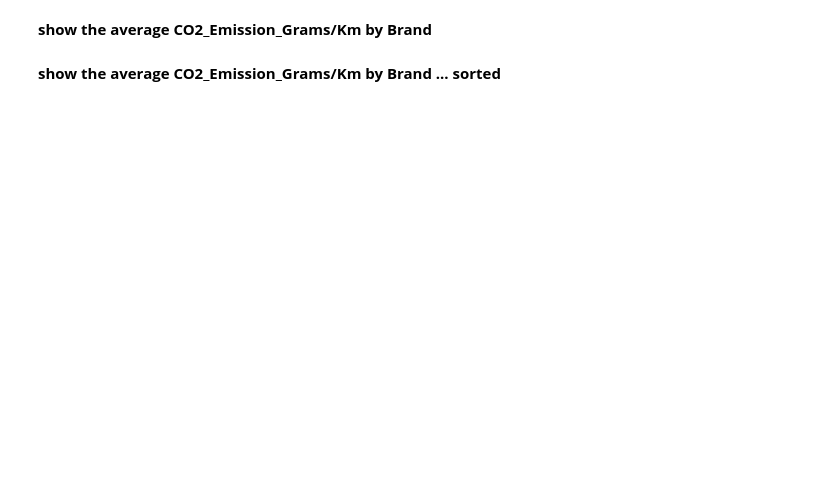
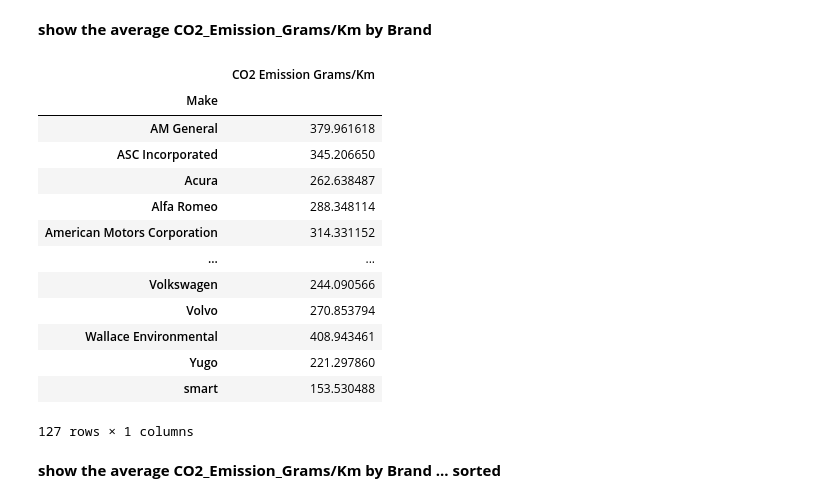
Before and after one commit to ericanna/Lab_Pandas_Grouping, a Jupyter notebook: Lab_Pandas_Grouping_Data_Vehicles.ipynb, the cells around one changed output. Drawn from its saved outputs; the diff is of its cells as text; code cells hidden in the pictures; blank space fills up the shorter version.

```diff
--- a/Lab_Pandas_Grouping_Data_Vehicles.ipynb
+++ b/Lab_Pandas_Grouping_Data_Vehicles.ipynb
@@ -4,4 +4,4 @@
 import pandas as pd
 import numpy as np
 # %%
-cars = pd.read_csv("data/vehicles.csv")
+cars = pd.read_csv("vehicles.csv")
@@ -34,9 +69,24 @@ makers
 # %% [markdown]
 <b>show the average CO2_Emission_Grams/Km  by Brand
 # %%
-cars["CO2 Emission Grams/Km"] = cars["CO2 Emission Grams/Mile"] * 0.621371
+cars["CO2 Emission Grams/Km"] = cars["CO2 Emission Grams/Mile"] / 1.609
 cars_emission = cars.groupby("Make")[["CO2 Emission Grams/Km"]].mean()
 cars_emission
+# %% [output]
+|  | CO2 Emission Grams/Km |
+| Make |  |
+| AM General | 379.961618 |
+| ASC Incorporated | 345.206650 |
+| Acura | 262.638487 |
+| Alfa Romeo | 288.348114 |
+| American Motors Corporation | 314.331152 |
+| ... | ... |
+| Volkswagen | 244.090566 |
+| Volvo | 270.853794 |
+| Wallace Environmental | 408.943461 |
+| Yugo | 221.297860 |
+| smart | 153.530488 |
+127 rows × 1 columns
 # %% [markdown]
 <b>show the average CO2_Emission_Grams/Km  by Brand ... sorted
 # %%
```
Also changed, not shown: parts of 14 cells of this notebook.
